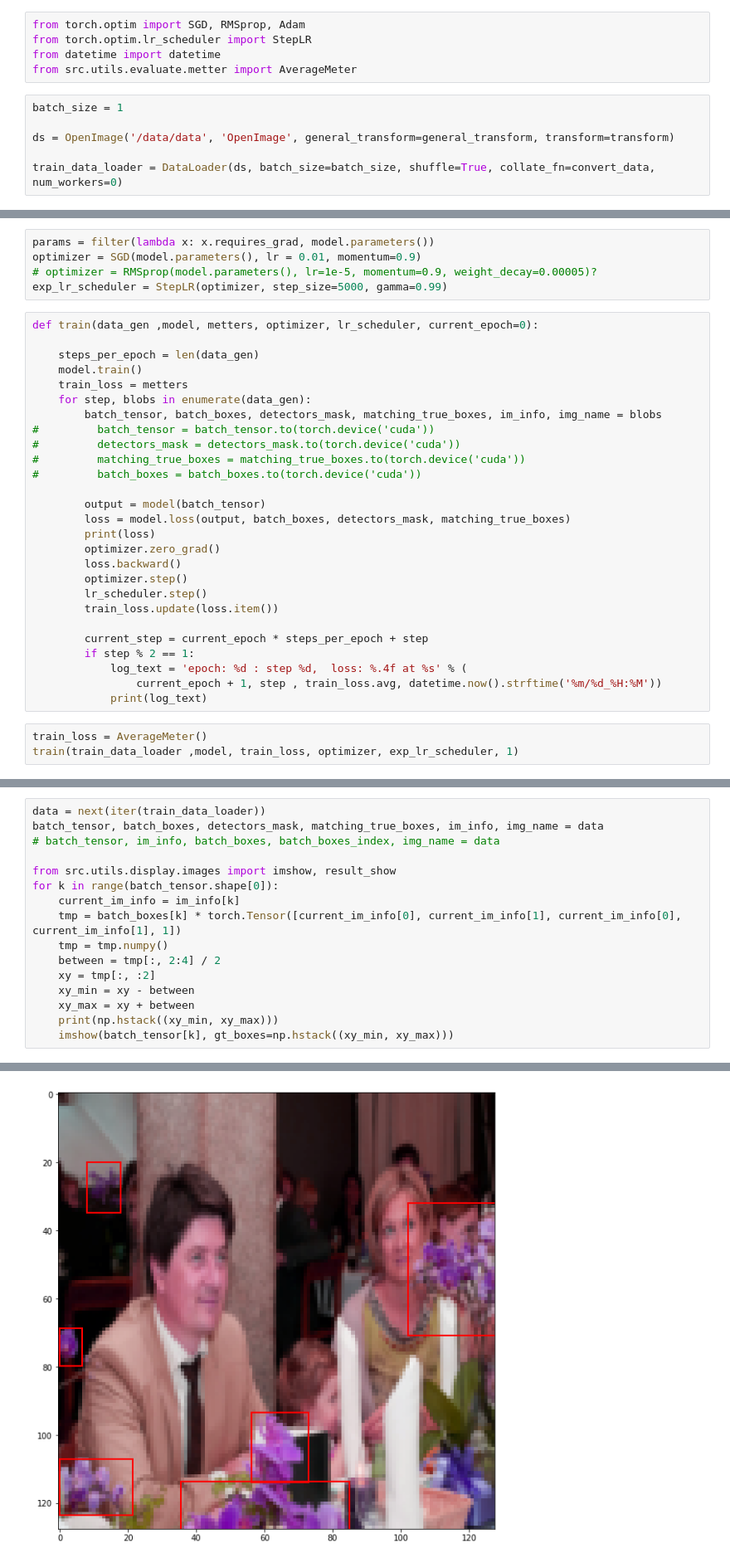
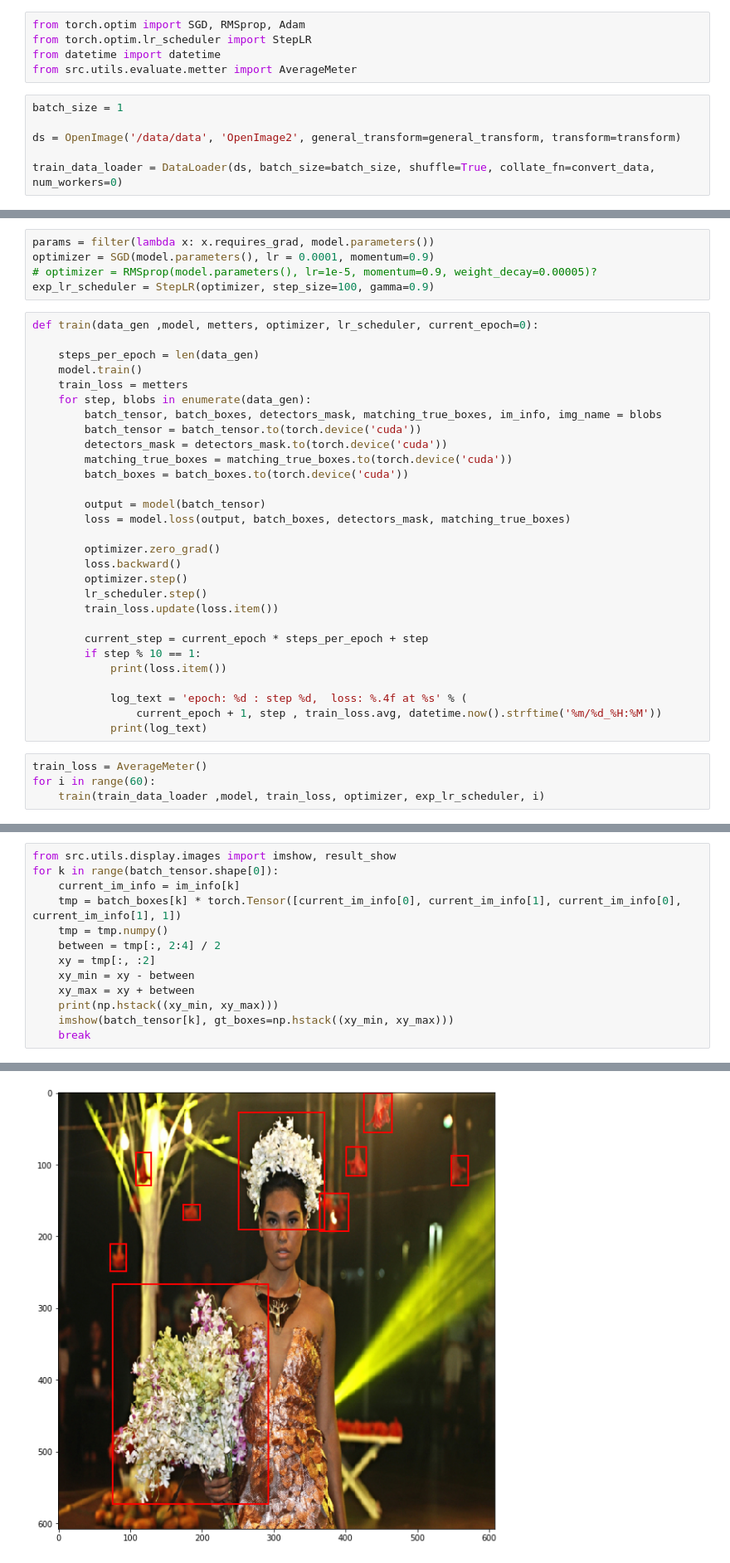
Before and after one commit to anhlt/yolo-pytorch, a Jupyter notebook: yolo.ipynb, the cells around one changed output, grey strips where cells are left out. Shown at 83% size. Drawn from its saved outputs; the diff is of its cells as text.

```diff
--- a/yolo.ipynb
+++ b/yolo.ipynb
@@ -39,7 +40,7 @@ from src.utils.evaluate.metter import AverageMeter
 # %%
 batch_size = 1
 
-ds = OpenImage('/data/data', 'OpenImage', general_transform=general_transform, transform=transform)
+ds = OpenImage('/data/data', 'OpenImage2', general_transform=general_transform, transform=transform)
 
 train_data_loader = DataLoader(ds, batch_size=batch_size, shuffle=True, collate_fn=convert_data, num_workers=0)
 # %%
@@ -68,9 +69,9 @@ Yolo(
 )
 # %%
 params = filter(lambda x: x.requires_grad, model.parameters())
-optimizer = SGD(model.parameters(), lr = 0.01, momentum=0.9)
+optimizer = SGD(model.parameters(), lr = 0.0001, momentum=0.9)
 # optimizer = RMSprop(model.parameters(), lr=1e-5, momentum=0.9, weight_decay=0.00005)?
-exp_lr_scheduler = StepLR(optimizer, step_size=5000, gamma=0.99)
+exp_lr_scheduler = StepLR(optimizer, step_size=100, gamma=0.9)
 # %%
 def train(data_gen ,model, metters, optimizer, lr_scheduler, current_epoch=0):
 
@@ -79,14 +80,14 @@ def train(data_gen ,model, metters, optimizer, lr_scheduler, current_epoch=0):
     train_loss = metters
     for step, blobs in enumerate(data_gen):
         batch_tensor, batch_boxes, detectors_mask, matching_true_boxes, im_info, img_name = blobs
-#         batch_tensor = batch_tensor.to(torch.device('cuda'))
-#         detectors_mask = detectors_mask.to(torch.device('cuda'))
-#         matching_true_boxes = matching_true_boxes.to(torch.device('cuda'))
-#         batch_boxes = batch_boxes.to(torch.device('cuda'))
+        batch_tensor = batch_tensor.to(torch.device('cuda'))
+        detectors_mask = detectors_mask.to(torch.device('cuda'))
+        matching_true_boxes = matching_true_boxes.to(torch.device('cuda'))
+        batch_boxes = batch_boxes.to(torch.device('cuda'))
 
         output = model(batch_tensor)
         loss = model.loss(output, batch_boxes, detectors_mask, matching_true_boxes)
-        print(loss)
+
         optimizer.zero_grad()
         loss.backward()
         optimizer.step()
@@ -94,10 +95,13 @@ def train(data_gen ,model, metters, optimizer, lr_scheduler, current_epoch=0):
         train_loss.update(loss.item())
 
         current_step = current_epoch * steps_per_epoch + step
-        if step % 2 == 1:
+        if step % 10 == 1:
+            print(loss.item())
+
             log_text = 'epoch: %d : step %d,  loss: %.4f at %s' % (
                 current_epoch + 1, step , train_loss.avg, datetime.now().strftime('%m/%d_%H:%M'))
             print(log_text)
 # %%
 train_loss = AverageMeter()
-train(train_data_loader ,model, train_loss, optimizer, exp_lr_scheduler, 1)
+for i in range(60):
+    train(train_data_loader ,model, train_loss, optimizer, exp_lr_scheduler, i)
@@ -104,8 +140,4 @@ train(train_data_loader ,model, train_loss, optimizer, exp_lr_scheduler, 1)
 # %%
-data = next(iter(train_data_loader))
-batch_tensor, batch_boxes, detectors_mask, matching_true_boxes, im_info, img_name = data
-# batch_tensor, im_info, batch_boxes, batch_boxes_index, img_name = data
-
 from src.utils.display.images import imshow, result_show
 for k in range(batch_tensor.shape[0]):
     current_im_info = im_info[k]
@@ -117,4 +149,5 @@ for k in range(batch_tensor.shape[0]):
     xy_max = xy + between
     print(np.hstack((xy_min, xy_max)))
     imshow(batch_tensor[k], gt_boxes=np.hstack((xy_min, xy_max)))
+    break
 # %% [output]
@@ -123 +163 @@ torch.Size([1, 2, 1, 4, 4])
-[figure, old version]
+[figure, new version]
```
Also changed, not shown: parts of 12 cells of this notebook, 6 other files.
